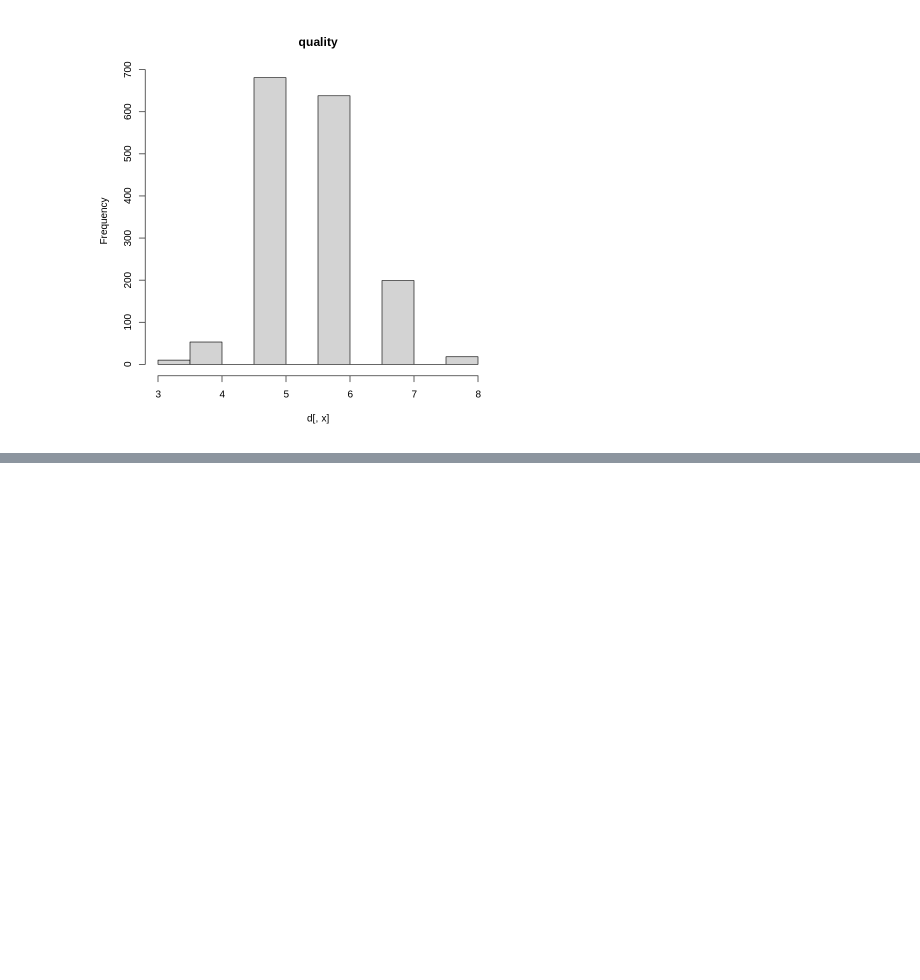
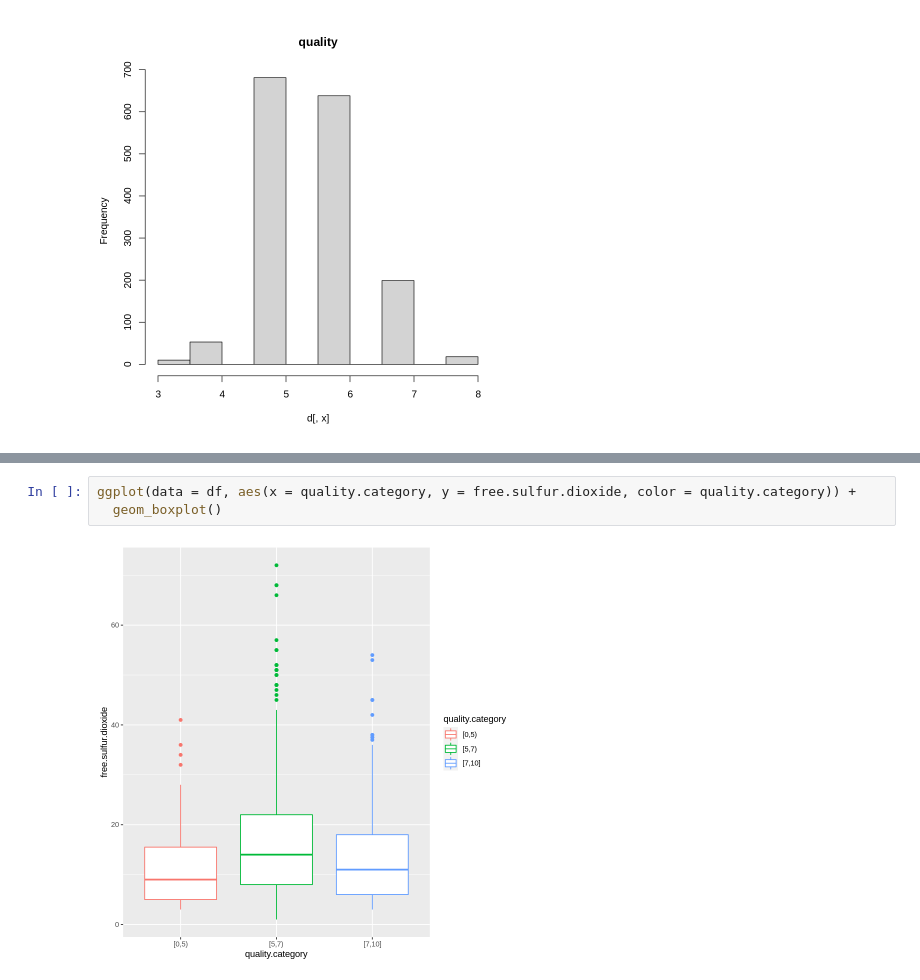
Before and after one commit to PIYALI-bhunia/R_programming, a Jupyter notebook: AssignmentR.ipynb, the cells around one changed output, grey strips where cells are left out. Drawn from its saved outputs; the diff is of its cells as text; blank space fills up the shorter version.

```diff
--- a/AssignmentR.ipynb
+++ b/AssignmentR.ipynb
@@ -242,0 +283,5 @@ for (x in 1:12) {
+# %%
+ggplot(data = df, aes(x = quality.category, y = free.sulfur.dioxide, color = quality.category)) +
+  geom_boxplot()
+# %% [output]
+[figure, added]
```
Also changed, not shown: parts of 15 cells of this notebook.
